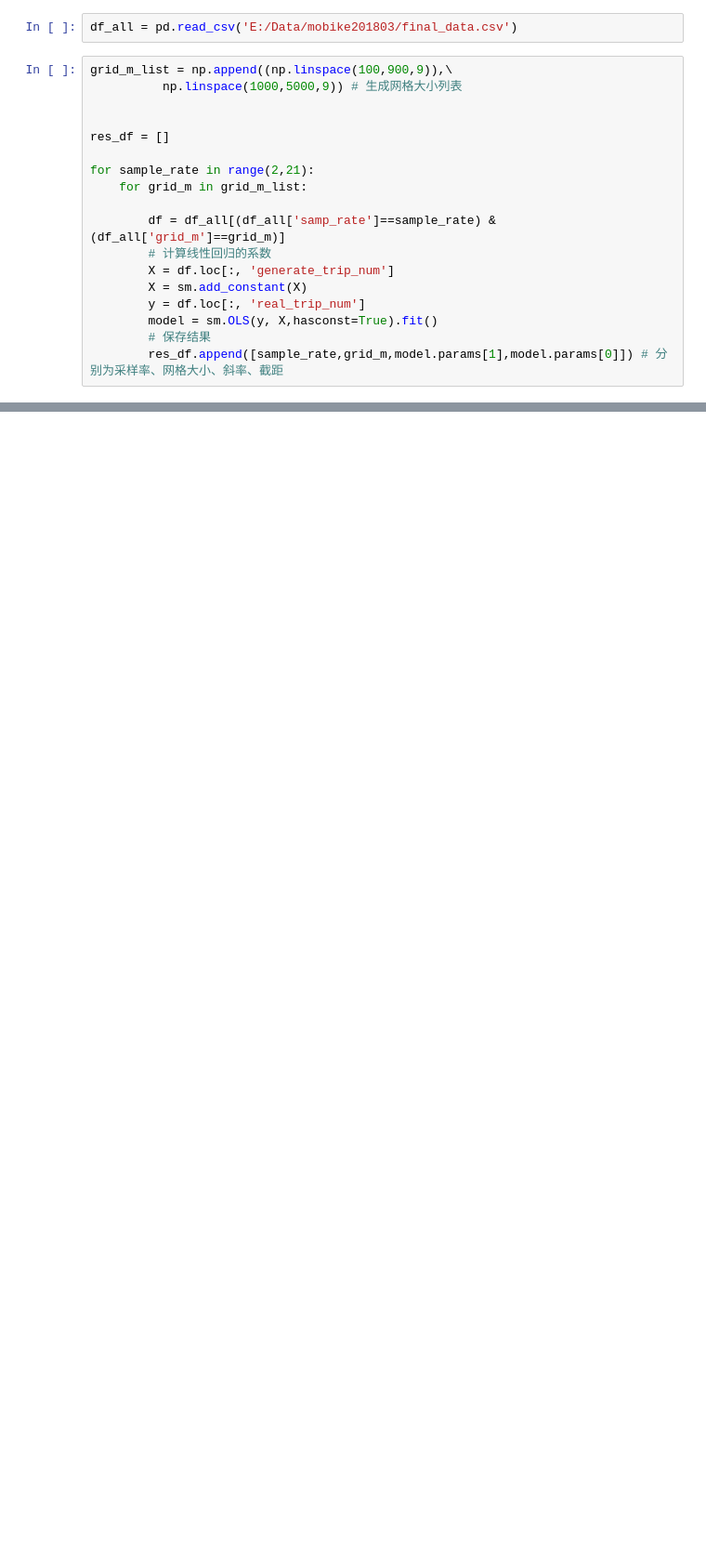
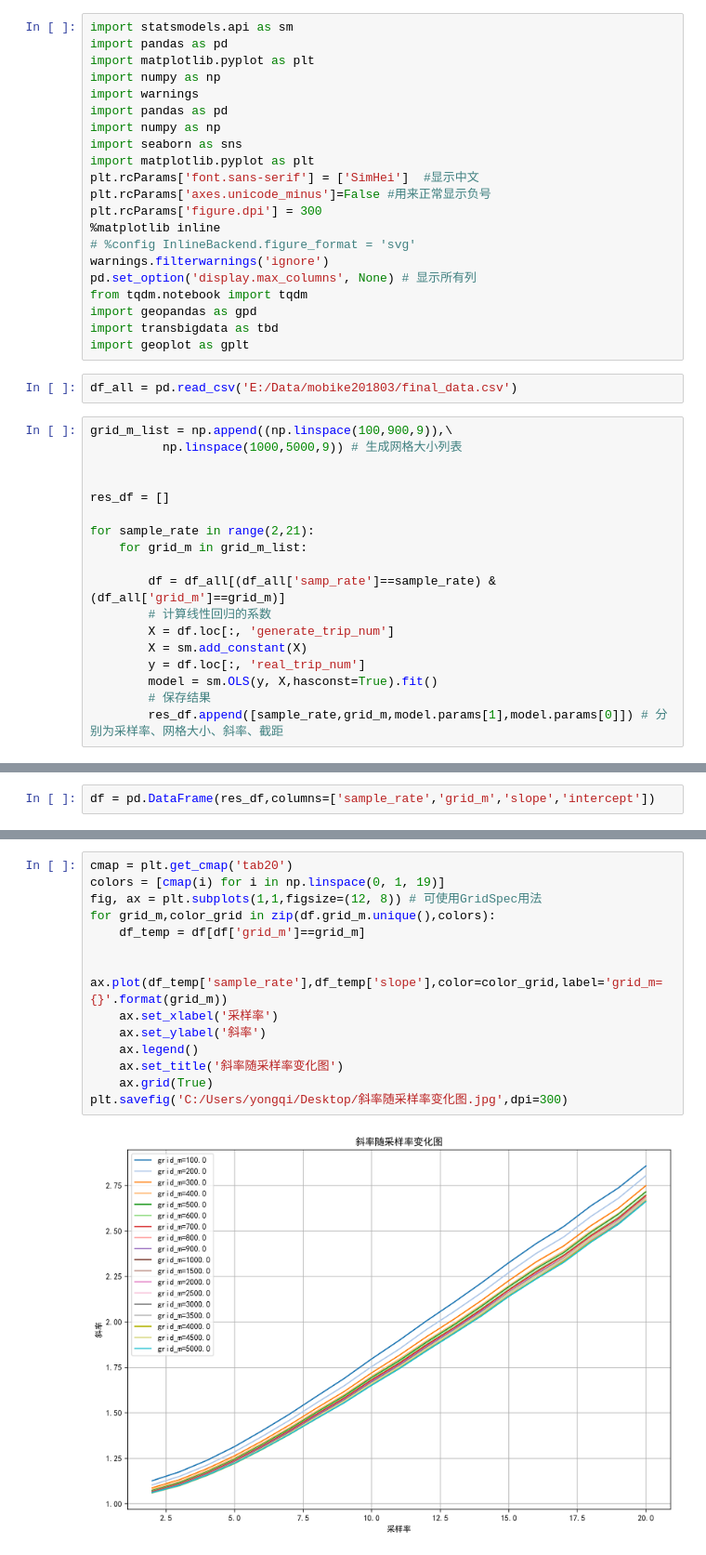
Before and after one commit to yongqi8753/kk_my_code, a Jupyter notebook: 线性模型.ipynb, the cells around one changed output, grey strips where cells are left out. Shown at 93% size. Drawn from its saved outputs; the diff is of its cells as text; blank space fills up the shorter version.

```diff
--- a/线性模型.ipynb
+++ b/线性模型.ipynb
@@ -6,3 +1,24 @@ import numpy as np
+# %%
+import statsmodels.api as sm
+import pandas as pd
+import matplotlib.pyplot as plt
+import numpy as np
+import warnings
+import pandas as pd
+import numpy as np
+import seaborn as sns
+import matplotlib.pyplot as plt
+plt.rcParams['font.sans-serif'] = ['SimHei']  #显示中文
+plt.rcParams['axes.unicode_minus']=False #用来正常显示负号
+plt.rcParams['figure.dpi'] = 300
+%matplotlib inline
+# %config InlineBackend.figure_format = 'svg'
+warnings.filterwarnings('ignore')
+pd.set_option('display.max_columns', None) # 显示所有列
+from tqdm.notebook import tqdm
+import geopandas as gpd
+import transbigdata as tbd
+import geoplot as gplt
 # %%
 df_all = pd.read_csv('E:/Data/mobike201803/final_data.csv')
 # %%
@@ -45,0 +42,2 @@ res_df
+# %%
+df = pd.DataFrame(res_df,columns=['sample_rate','grid_m','slope','intercept'])
@@ -45,0 +60,16 @@ res_df
+# %%
+cmap = plt.get_cmap('tab20')
+colors = [cmap(i) for i in np.linspace(0, 1, 19)]
+fig, ax = plt.subplots(1,1,figsize=(12, 8)) # 可使用GridSpec用法
+for grid_m,color_grid in zip(df.grid_m.unique(),colors):
+    df_temp = df[df['grid_m']==grid_m]
+
+    ax.plot(df_temp['sample_rate'],df_temp['slope'],color=color_grid,label='grid_m={}'.format(grid_m))
+    ax.set_xlabel('采样率')
+    ax.set_ylabel('斜率')
+    ax.legend()
+    ax.set_title('斜率随采样率变化图')
+    ax.grid(True)
+plt.savefig('C:/Users/yongqi/Desktop/斜率随采样率变化图.jpg',dpi=300)
+# %% [output]
+[figure, added]
```
Also changed, not shown: parts of 5 cells of this notebook.
